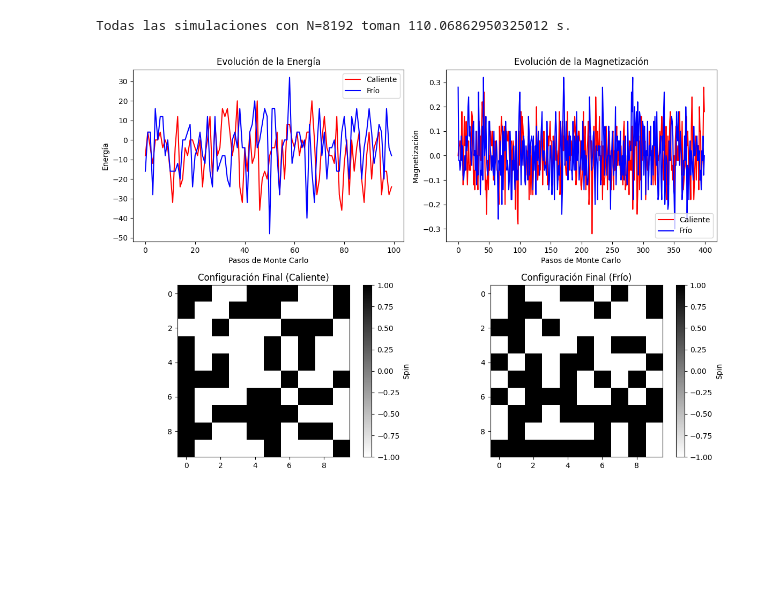
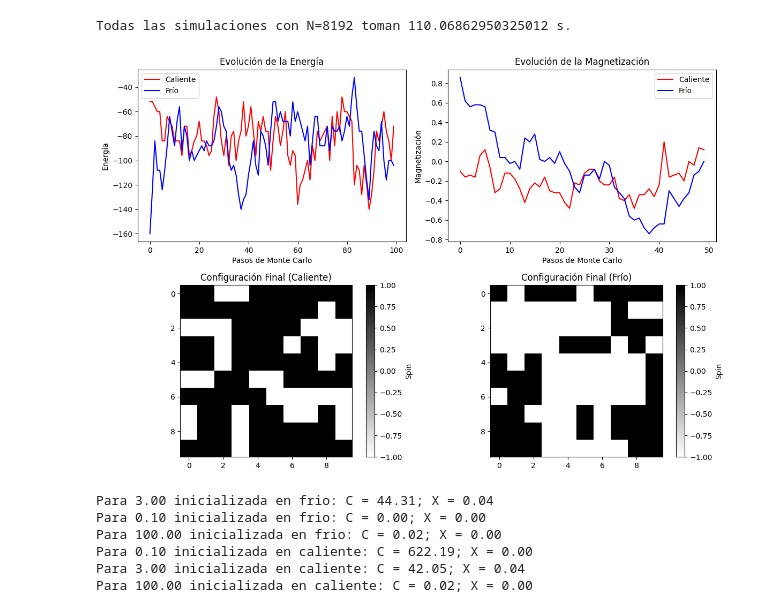
Before and after one commit to BrianDL/fisica_computacional, a Jupyter notebook: 3 - Modelo de Ising/ising.ipynb, the cells around one changed output. Cells and saved outputs as stored; diff of their text form; code cells hidden in the pictures; blank space fills up the shorter version.

```diff
--- a/3 - Modelo de Ising/ising.ipynb
+++ b/3 - Modelo de Ising/ising.ipynb
@@ -174,40 +159,58 @@ Todas las simulaciones con N=8192 toman 110.06862950325012 s.
 # Visualización de los resultados
 import matplotlib.pyplot as plt
 
-T = 100 ### temperatura que nos interesa graficar
+T = 3 ### temperatura que nos interesa graficar
 
 energias_frio, magnetizaciones_frio, red_final_frio = params_a_result[('frio', T)]
 energias_caliente, magnetizaciones_caliente, red_final_caliente = params_a_result[('caliente', T)]
 
 plt.figure(figsize=(12, 8))
 
 plt.subplot(221)
 plt.plot(energias_caliente[:100], label='Caliente', color='r')
 plt.plot(energias_frio[:100], label='Frío', color='b')
 plt.title("Evolución de la Energía")
 plt.xlabel("Pasos de Monte Carlo")
 plt.ylabel("Energía")
 plt.legend()
 
 plt.subplot(222)
-plt.plot(magnetizaciones_caliente[:400], label='Caliente', color='r')
-plt.plot(magnetizaciones_frio[:400], label='Frío', color='b')
+plt.plot(magnetizaciones_caliente[:50], label='Caliente', color='r')
+plt.plot(magnetizaciones_frio[:50], label='Frío', color='b')
 plt.title("Evolución de la Magnetización")
 plt.xlabel("Pasos de Monte Carlo")
 plt.ylabel("Magnetización")
 plt.legend()
 
 plt.subplot(223)
 plt.imshow(red_final_caliente, cmap='binary')
 plt.title("Configuración Final (Caliente)")
 plt.colorbar(label='Spin')
 
 plt.subplot(224)
 plt.imshow(red_final_frio, cmap='binary')
 plt.title("Configuración Final (Frío)")
 plt.colorbar(label='Spin')
 
 plt.tight_layout()
 plt.show()
 # %% [output]
-[figure, old version]
+[figure, new version]
+# %%
+for params, result in params_a_result.items():
+  S,T = params
+  Es, Ms, red = result
+
+  beta = 1.0/T
+
+  C = calor_especifico(Es, beta, T)
+  X = susceptibilidad(Ms, beta)
+
+  print(f"Para {T:.{2}f} inicializada en {S}: C = {C:.{2}f}; X = {X:.{2}f}")
+# %% [output]
+Para 3.00 inicializada en frio: C = 44.31; X = 0.04
+Para 0.10 inicializada en frio: C = 0.00; X = 0.00
+Para 100.00 inicializada en frio: C = 0.02; X = 0.00
+Para 0.10 inicializada en caliente: C = 622.19; X = 0.00
+Para 3.00 inicializada en caliente: C = 42.05; X = 0.04
+Para 100.00 inicializada en caliente: C = 0.02; X = 0.00
```
Also changed, not shown: parts of 2 cells of this notebook.
